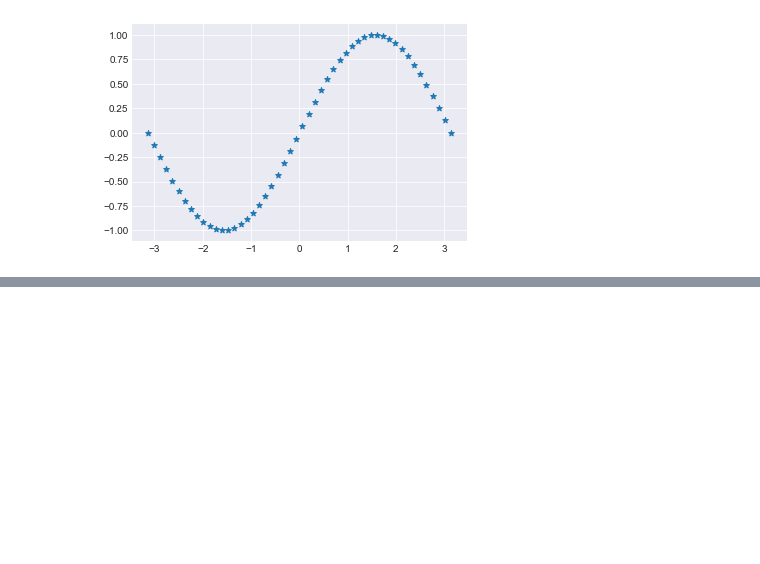
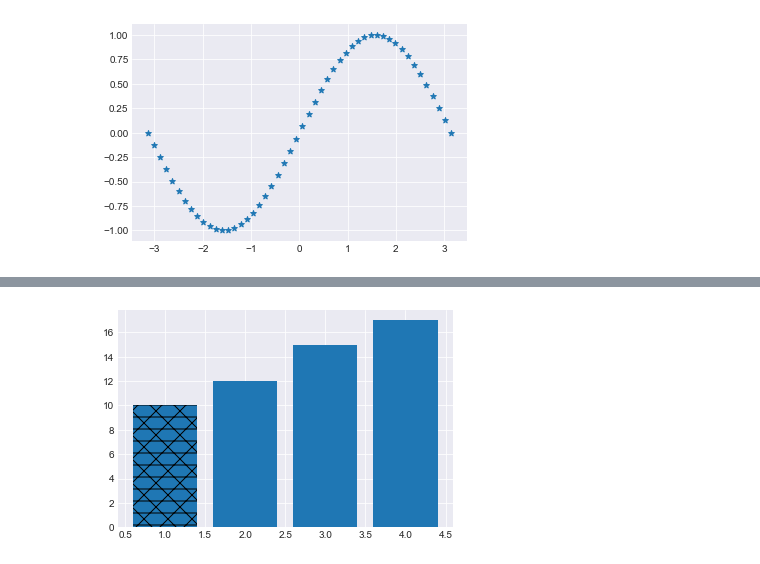
Before and after one commit to Mohitsharma44/ucsl17, a Jupyter notebook: notebooks/04-02 Various types of plots.ipynb, the cells around one changed output, grey strips where cells are left out. Drawn from its saved outputs; the diff is of its cells as text; code cells hidden in the pictures; blank space fills up the shorter version.

```diff
--- a/notebooks/04-02 Various types of plots.ipynb
+++ b/notebooks/04-02 Various types of plots.ipynb
@@ -62,0 +155,7 @@ Just before this sine plot, we also loaded global carbon emissions dataset. Lets
+# %%
+bars = plt.bar([1, 2, 3, 4], [10, 12, 15, 17])
+# add hatches to the first bar
+plt.setp(bars[0], hatch='x-',)
+plt.show()
+# %% [output]
+[figure, added]
```
Also changed, not shown: parts of 24 cells of this notebook.
